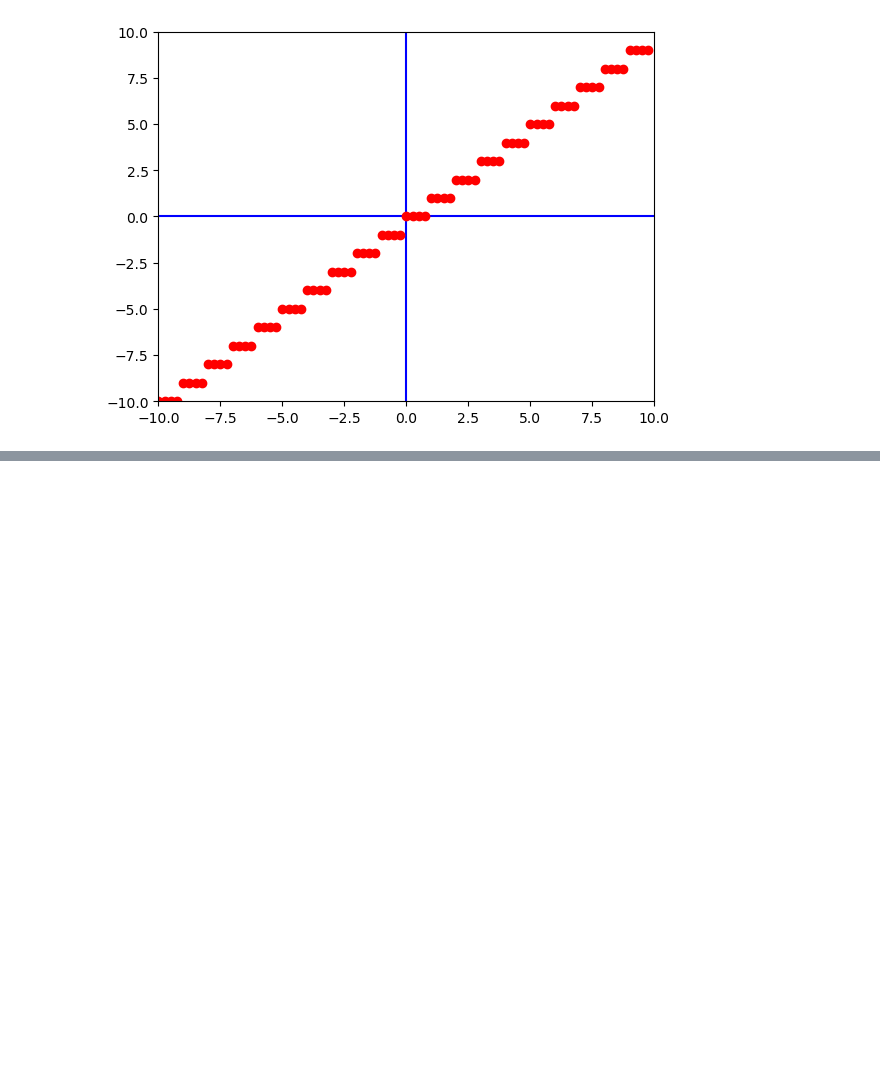
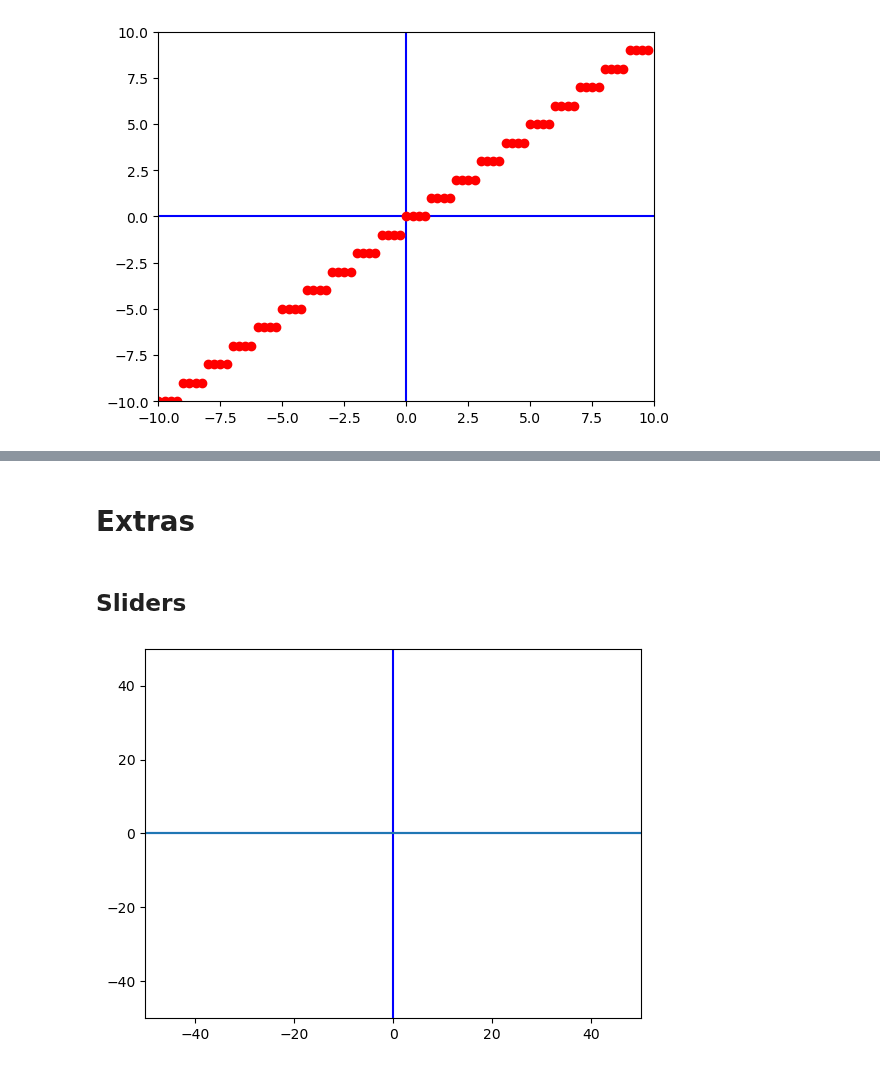
Before and after one commit to barbellfan/CollegeAlgebraJup, a Jupyter notebook: Week 11 Parent Graphs.ipynb, the cells around one changed output, grey strips where cells are left out. Drawn from its saved outputs; the diff is of its cells as text; code cells hidden in the pictures; blank space fills up the shorter version.

```diff
--- a/Week 11 Parent Graphs.ipynb
+++ b/Week 11 Parent Graphs.ipynb
@@ -280,0 +306,36 @@ plt.show()
+# %% [markdown]
+# Extras
+# %% [markdown]
+## Sliders
+# %%
+# sliders and zoom
+# y = a
+
+%matplotlib inline
+from ipywidgets import interactive
+import matplotlib.pyplot as plt
+import numpy as np
+
+# Define the graphing function
+def f(a, zoom):
+    xmin = -zoom
+    xmax = zoom
+    ymin = -zoom
+    ymax = zoom
+    points = 10 * (xmax - xmin)
+    x = np.linspace(xmin, xmax, points)
+
+    plt.axis([xmin, xmax, ymin, ymax]) # window size
+    plt.plot([xmin, xmax], [0, 0], 'b') # blue x axis
+    plt.plot([0, 0], [ymin, ymax], 'b') # blue y axis
+
+    # Line 1
+    y1 = a
+    y2 = a
+    plt.plot([xmin, xmax], [y1, y2])
+    plt.show()
+
+interactive_plot = interactive(f, a=(-9, 9), zoom=(1, 100))
+interactive_plot
+# %% [output]
+[figure, added]
```
Also changed, not shown: parts of 10 cells of this notebook.
